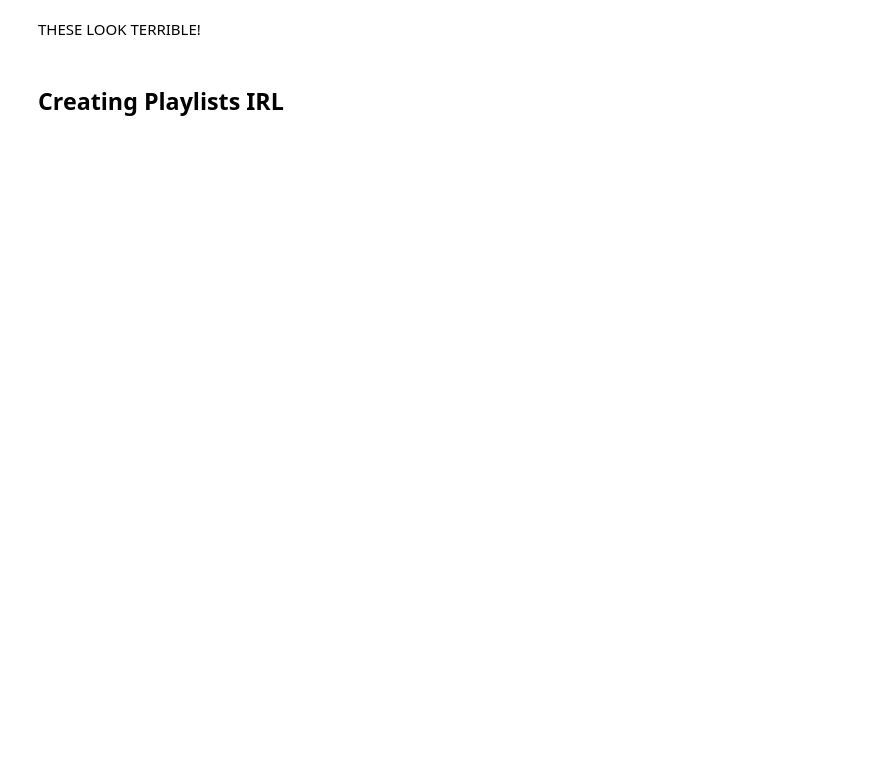
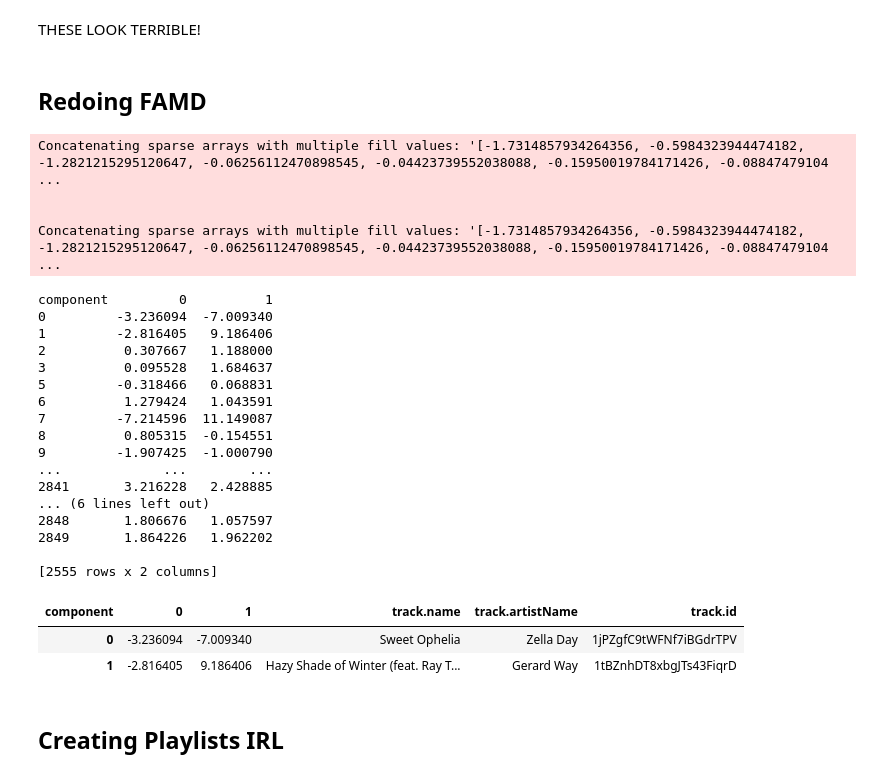
Before and after one commit to jesseAvgonzsmi/playlist-magic, a Jupyter notebook: data.ipynb, the cells around one changed output. Cells and saved outputs as stored; diff of their text form; code cells hidden in the pictures; blank space fills up the shorter version.

```diff
--- a/data.ipynb
+++ b/data.ipynb
@@ -344,3 +432,46 @@ Name: track.name, dtype: object
 Name: track.name, dtype: object
 # %% [markdown]
 THESE LOOK TERRIBLE!
+# %% [markdown]
+## Redoing FAMD
+# %%
+# Assuming df is your DataFrame and n_components is the number of components you want to keep
+import prince
+
+famd = prince.FAMD(n_components=2, random_state=42)
+
+famd = famd.fit(df)  # fit the FAMD model
+
+coordinates = famd.transform(df)
+
+print(coordinates)
+coordinates_df = pd.DataFrame(coordinates).copy()
+coordinates_df['track.name'] = df['track.name']
+coordinates_df['track.artistName'] = df['track.artistName']
+coordinates_df['track.id'] = df['track.id']
+coordinates_df.head(2)
+# %% [output]
+Concatenating sparse arrays with multiple fill values: '[-1.7314857934264356, -0.5984323944474182, -1.2821215295120647, -0.06256112470898545, -0.04423739552038088, -0.15950019784171426, -0.08847479104 ...
+
+
+Concatenating sparse arrays with multiple fill values: '[-1.7314857934264356, -0.5984323944474182, -1.2821215295120647, -0.06256112470898545, -0.04423739552038088, -0.15950019784171426, -0.08847479104 ...
+component         0          1
+0         -3.236094  -7.009340
+1         -2.816405   9.186406
+2          0.307667   1.188000
+3          0.095528   1.684637
+5         -0.318466   0.068831
+6          1.279424   1.043591
+7         -7.214596  11.149087
+8          0.805315  -0.154551
+9         -1.907425  -1.000790
+...             ...        ...
+2841       3.216228   2.428885
+... (6 lines left out)
+2848       1.806676   1.057597
+2849       1.864226   1.962202
+
+[2555 rows x 2 columns]
+| component | 0 | 1 | track.name | track.artistName | track.id |
+| 0 | -3.236094 | -7.009340 | Sweet Ophelia | Zella Day | 1jPZgfC9tWFNf7iBGdrTPV |
+| 1 | -2.816405 | 9.186406 | Hazy Shade of Winter (feat. Ray T... | Gerard Way | 1tBZnhDT8xbgJTs43FiqrD |
```
Also changed, not shown: parts of 14 cells of this notebook, 2 other files.
